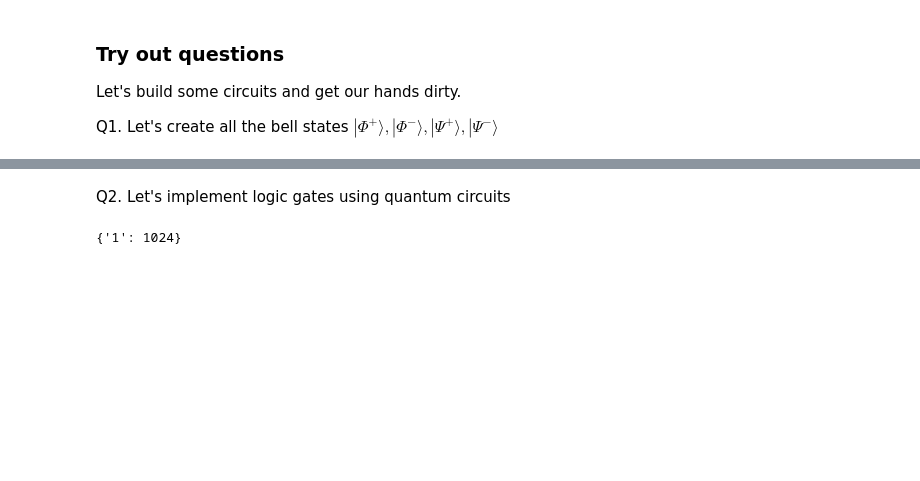
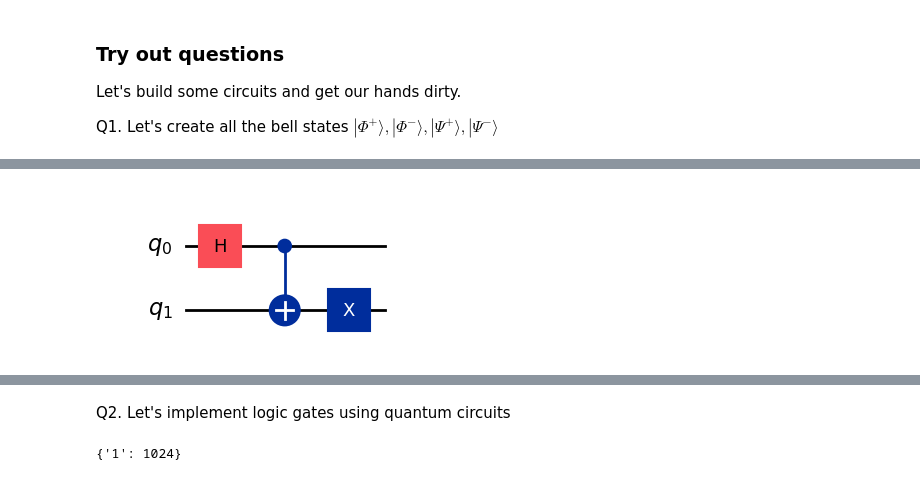
Before and after one commit to Ravi-Teja2111/WISER_2k26_Quantum-Algorithms-Fundamentals-Hands-on, a Jupyter notebook: Introduction to Qiskit.ipynb, the cells around one changed output, grey strips where cells are left out. Cells and saved outputs as stored; diff of their text form; code cells hidden in the pictures; blank space fills up the shorter version.

```diff
--- a/Introduction to Qiskit.ipynb
+++ b/Introduction to Qiskit.ipynb
@@ -217,12 +227,15 @@ assert np.allclose(sv.data,[1/np.sqrt(2), 0, 0, -1/np.sqrt(2)])
 # %%
 psi_plus = QuantumCircuit(2)
 psi_plus.h(0)
 psi_plus.cx(0,1)
 psi_plus.x(1)
 
 result = simulator.run(psi_plus).result()
 sv = result.get_statevector()
 assert np.allclose(sv.data,[0, 1/np.sqrt(2), 1/np.sqrt(2), 0])
+psi_plus.draw('mpl')
+# %% [output]
+[figure, added]
 # %%
 psi_minus = QuantumCircuit(2)
 psi_minus.x(0)
```
Also changed, not shown: parts of 9 cells of this notebook.
